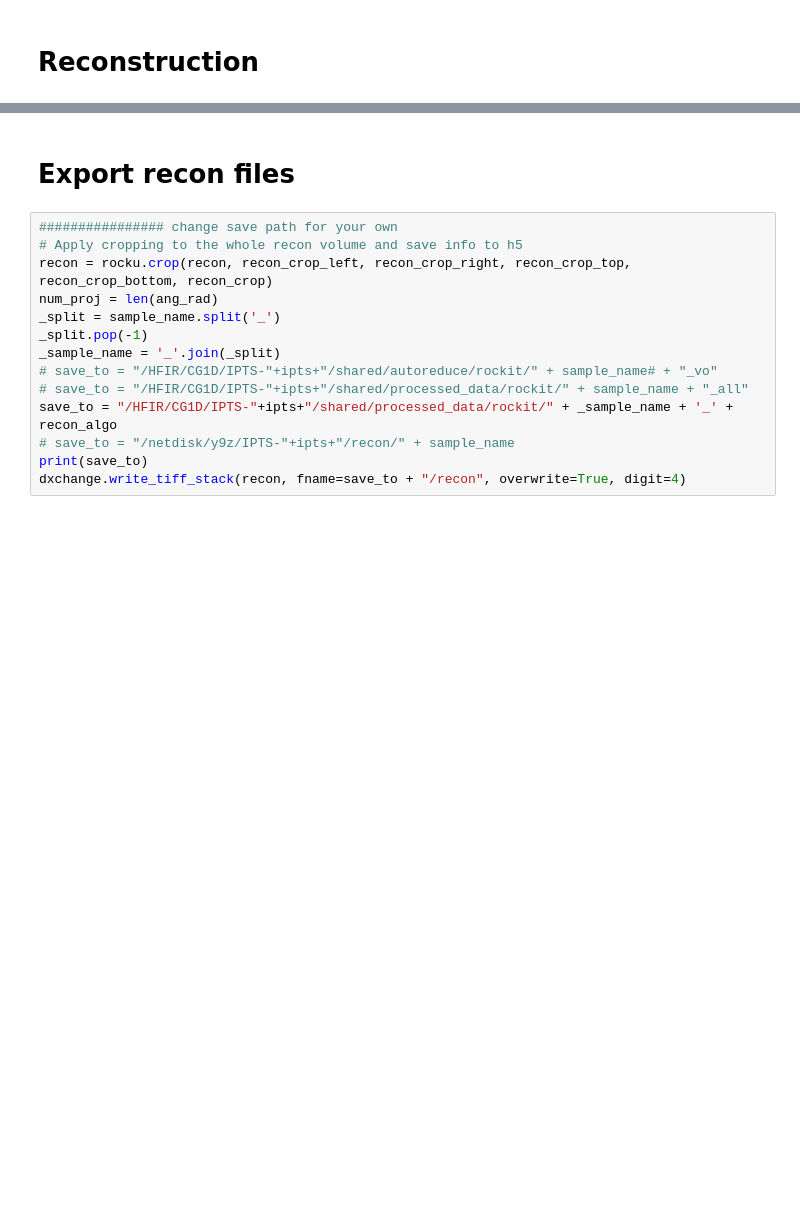
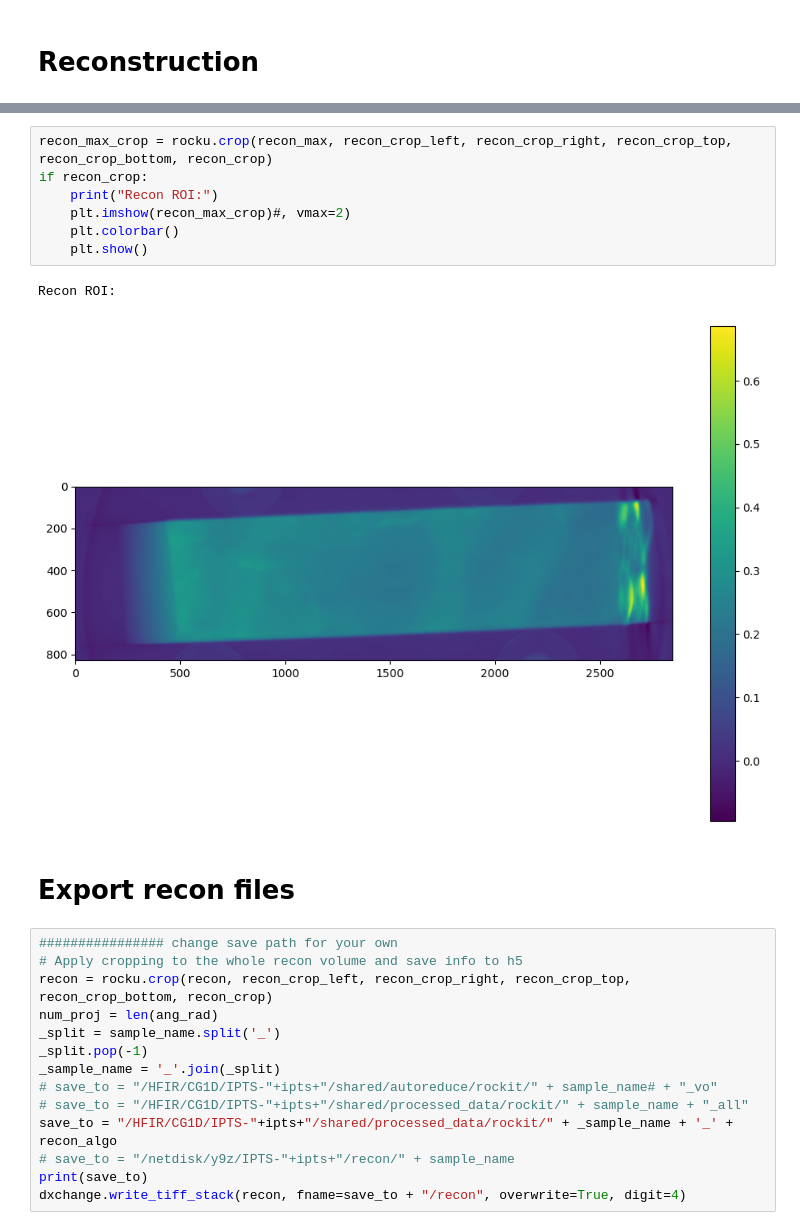
Before and after one commit to zhangy6x/research_stuff, a Jupyter notebook: jupyter_notebooks/norm_recon/rockit_load_h5_to_recon.ipynb, the cells around one changed output, grey strips where cells are left out. Cells and saved outputs as stored; diff of their text form; blank space fills up the shorter version.

```diff
--- a/jupyter_notebooks/norm_recon/rockit_load_h5_to_recon.ipynb
+++ b/jupyter_notebooks/norm_recon/rockit_load_h5_to_recon.ipynb
@@ -248,3 +239,13 @@ Time cost 107 min
+# %%
+recon_max_crop = rocku.crop(recon_max, recon_crop_left, recon_crop_right, recon_crop_top, recon_crop_bottom, recon_crop)
+if recon_crop:
+    print("Recon ROI:")
+    plt.imshow(recon_max_crop)#, vmax=2)
+    plt.colorbar()
+    plt.show()
+# %% [output]
+Recon ROI:
+[figure, added]
 # %% [markdown]
 # Export recon files
 # %%
```
Also changed, not shown: parts of 12 cells of this notebook, 9 other files.
